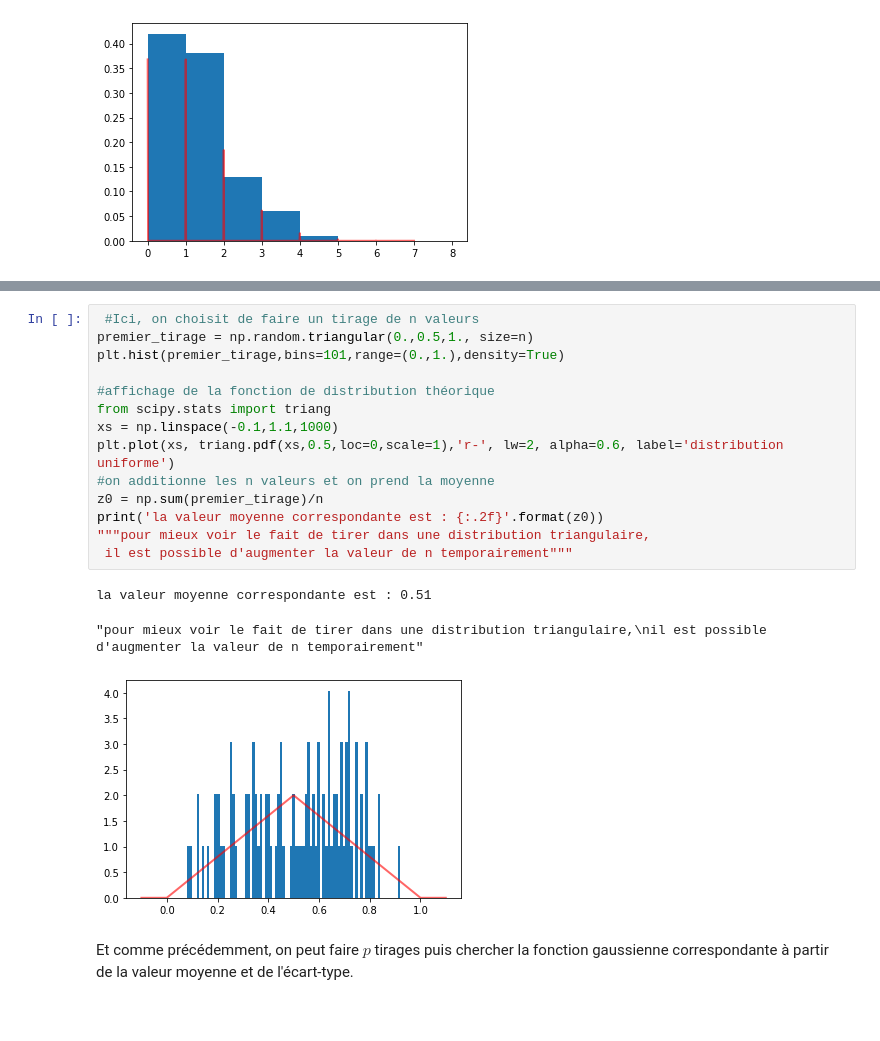
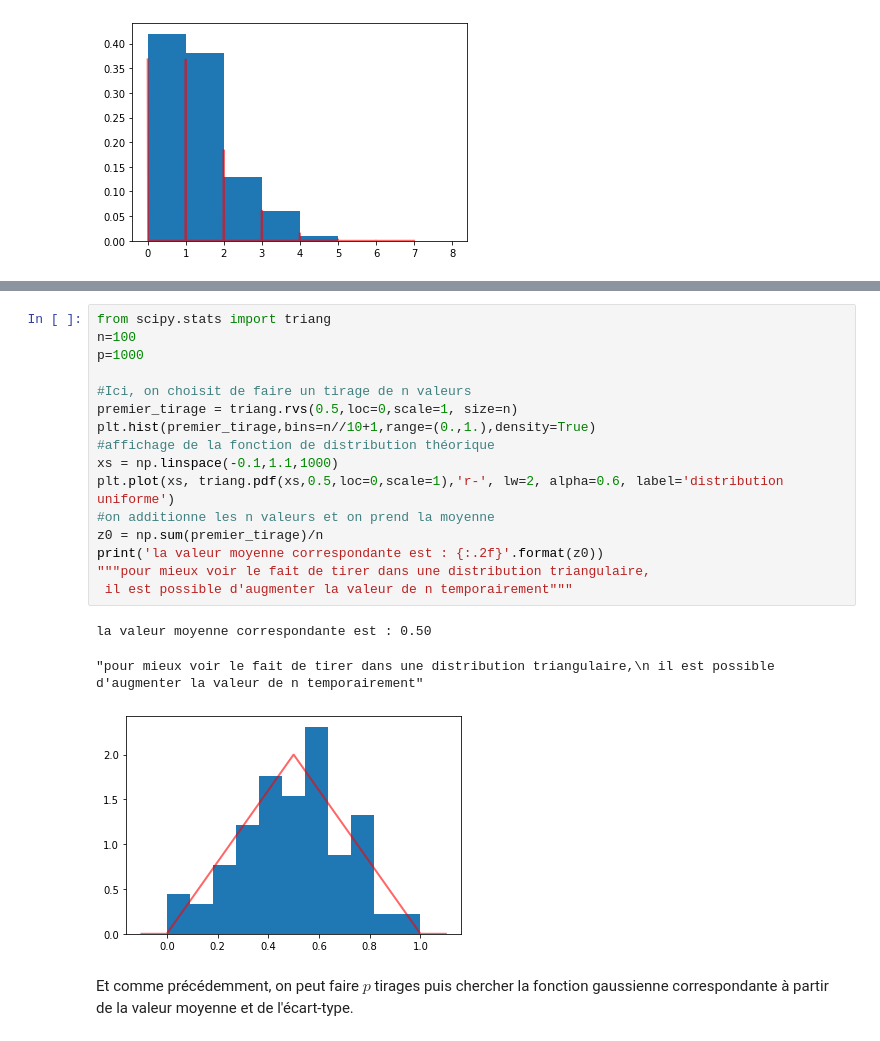
Before and after one commit to MartinVerot/IncertitudeMonteCarlo, a Jupyter notebook: test-theoreme-central-limite.ipynb, the cells around one changed output, grey strips where cells are left out. Drawn from its saved outputs; the diff is of its cells as text.

```diff
--- a/test-theoreme-central-limite.ipynb
+++ b/test-theoreme-central-limite.ipynb
@@ -283,21 +307,23 @@ Il suffit de faire la même chose en adaptant la distribution et le lien entre l
 # %%
- #Ici, on choisit de faire un tirage de n valeurs
-premier_tirage = np.random.triangular(0.,0.5,1., size=n)
-plt.hist(premier_tirage,bins=101,range=(0.,1.),density=True)
+from scipy.stats import triang
+n=100
+p=1000
 
+#Ici, on choisit de faire un tirage de n valeurs
+premier_tirage = triang.rvs(0.5,loc=0,scale=1, size=n)
+plt.hist(premier_tirage,bins=n//10+1,range=(0.,1.),density=True)
 #affichage de la fonction de distribution théorique
-from scipy.stats import triang
 xs = np.linspace(-0.1,1.1,1000)
 plt.plot(xs, triang.pdf(xs,0.5,loc=0,scale=1),'r-', lw=2, alpha=0.6, label='distribution uniforme')
 #on additionne les n valeurs et on prend la moyenne
 z0 = np.sum(premier_tirage)/n
 print('la valeur moyenne correspondante est : {:.2f}'.format(z0))
 """pour mieux voir le fait de tirer dans une distribution triangulaire,
  il est possible d'augmenter la valeur de n temporairement"""
 # %% [output]
-la valeur moyenne correspondante est : 0.51
+la valeur moyenne correspondante est : 0.50
-"pour mieux voir le fait de tirer dans une distribution triangulaire,\nil est possible d'augmenter la valeur de n temporairement"
+"pour mieux voir le fait de tirer dans une distribution triangulaire,\n il est possible d'augmenter la valeur de n temporairement"
-[figure, old version]
+[figure, new version]
 # %% [markdown]
 Et comme précédemment, on peut faire $p$ tirages puis chercher la fonction gaussienne correspondante à partir de la valeur moyenne et de l'écart-type.
 <span id="triang2"></span>
```
Also changed, not shown: parts of 23 cells of this notebook.
